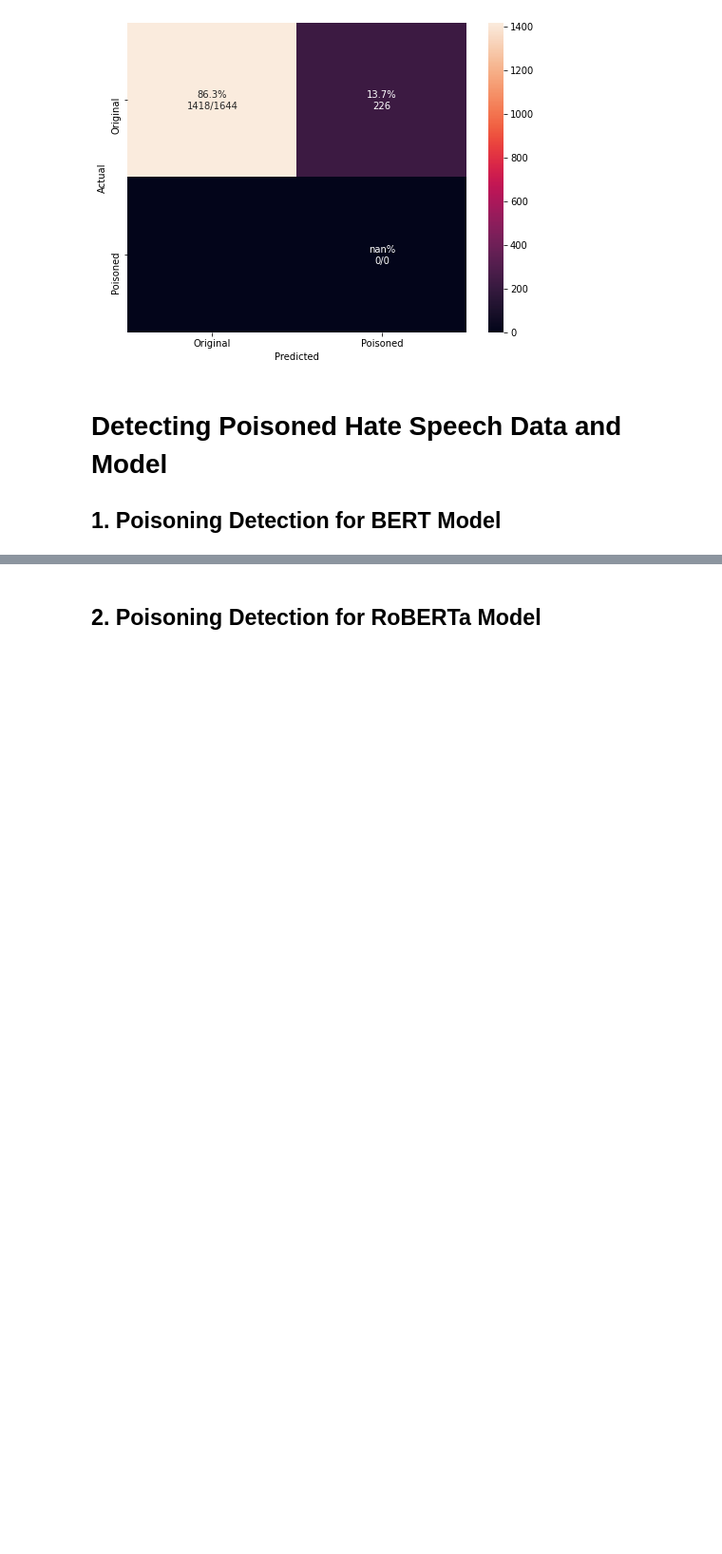
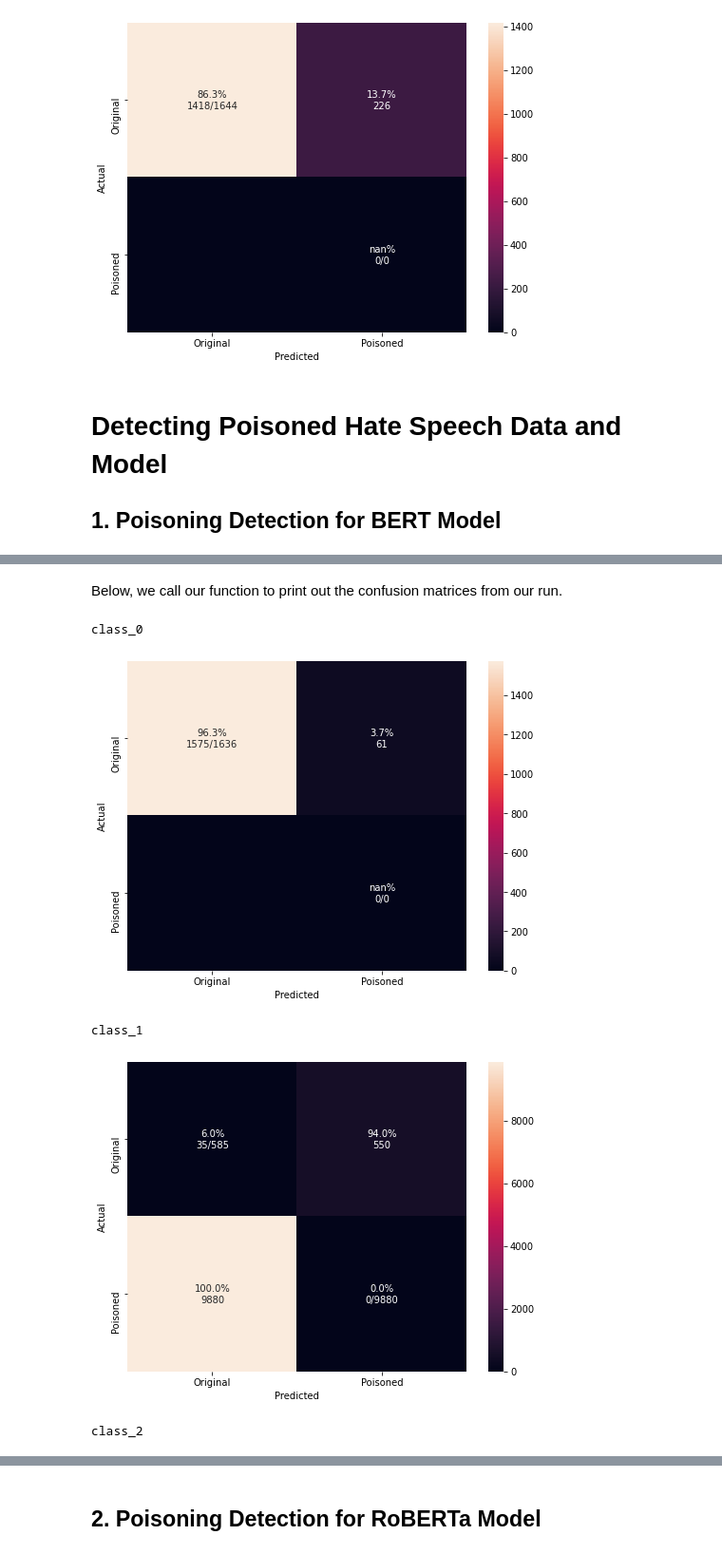
Before and after one commit to RobuSTAI/RobuSTAI, a Jupyter notebook: notebooks/defense_AC.ipynb, the cells around one changed output, grey strips where cells are left out. Shown at 95% size. Drawn from its saved outputs; the diff is of its cells as text; code cells hidden in the pictures; blank space fills up the shorter version.

```diff
--- a/notebooks/defense_AC.ipynb
+++ b/notebooks/defense_AC.ipynb
@@ -104,3 +111,3 @@ class_2
 # %%
-confusion_matrix, confusion_matrix_json = run_AC('chen_bert_hs')
+confusion_matrix_hsBERT, confusion_matrix_json_hsBERT = run_AC('chen_hs_bert')
 # %% [output]
@@ -126,9 +147,10 @@ IndexError: index 19759 is out of bounds for axis 0 with size 19759
+# %% [markdown]
+Below, we call our function to print out the confusion matrices from our run.
 # %%
-for clas, clas_d in confusion_matrix_json.items():
-    print(clas)
-    cm =  np.array([[clas_d['TrueNegative']['numerator'], clas_d['FalsePositive']['numerator']],
-                    [clas_d['FalseNegative']['numerator'], clas_d['TruePositive']['numerator']]])
-
-    # from sklearn.metrics import ConfusionMatrixDisplay
-    # ConfusionMatrixDisplay(cm, display_labels=['Original','Poisoned']).plot()
-    cm_analysis(cm, ['Original','Poisoned'], ymap=None, figsize=(8,6));
+print_cm(confusion_matrix_json_hsBERT)
+# %% [output]
+class_0
+[figure, added]
+class_1
+[figure, added]
+class_2
```
Also changed, not shown: parts of 18 cells of this notebook, 11 other files.
